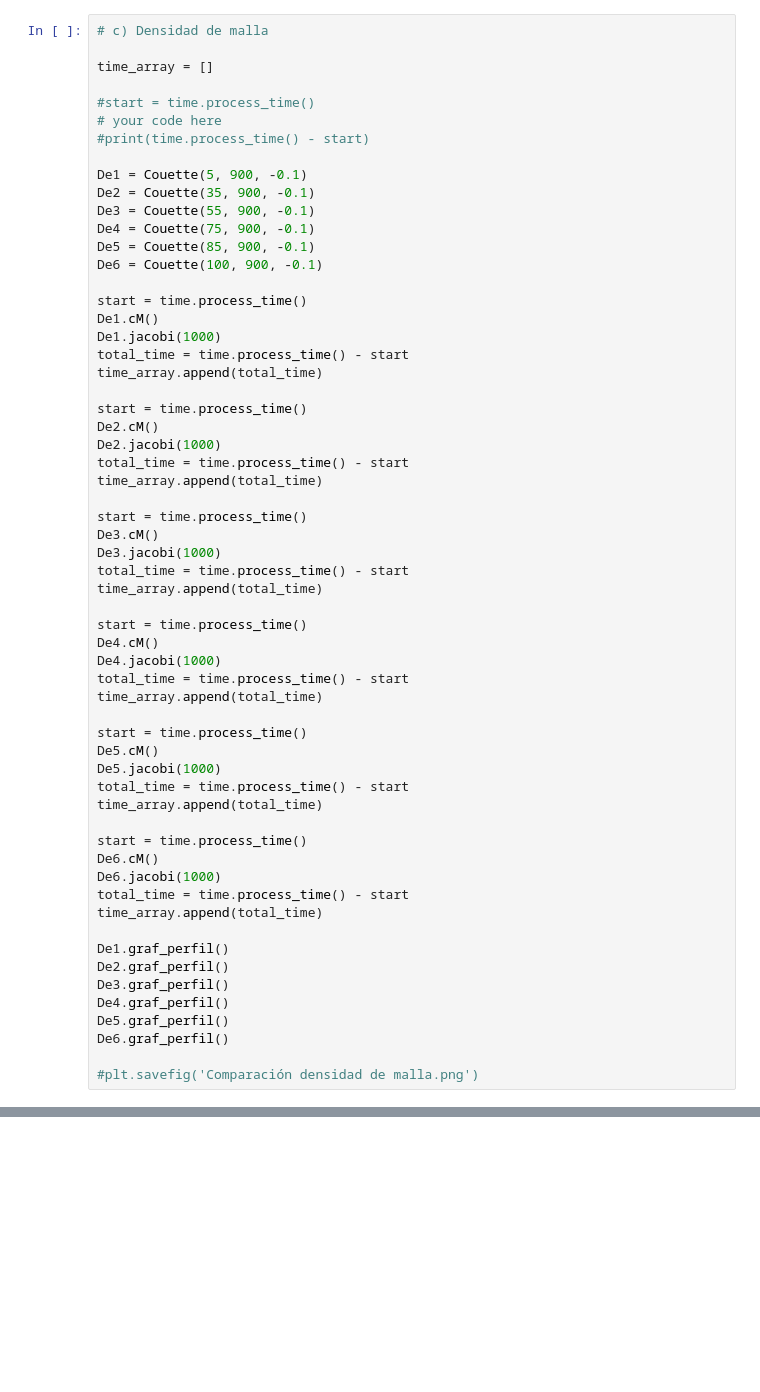
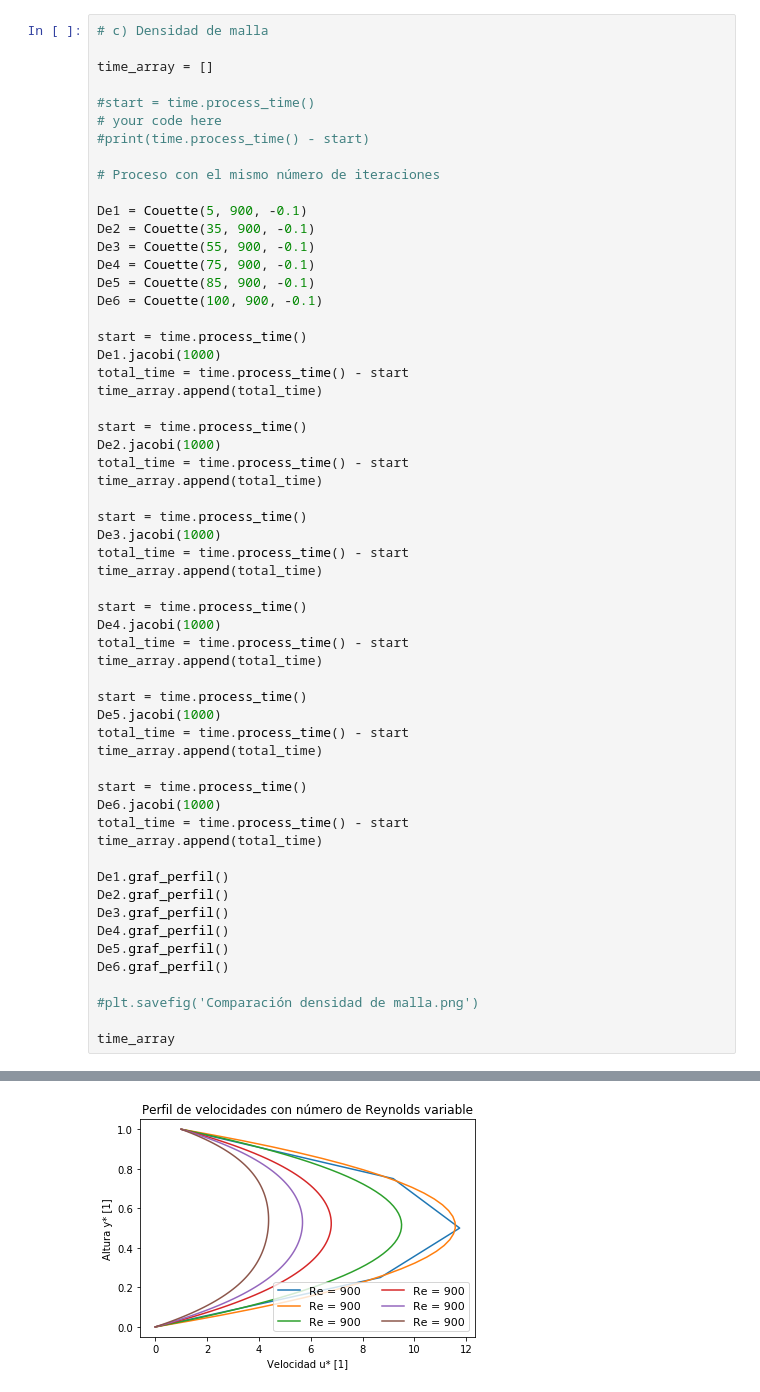
Before and after one commit to fernandocallejasr/CFD-Finite-Differences, a Jupyter notebook: Flujo de Couette.ipynb, the cells around one changed output, grey strips where cells are left out. Drawn from its saved outputs; the diff is of its cells as text; blank space fills up the shorter version.

```diff
--- a/Flujo de Couette.ipynb
+++ b/Flujo de Couette.ipynb
@@ -240,6 +236,8 @@ time_array = []
 # your code here
 #print(time.process_time() - start)
 
+# Proceso con el mismo número de iteraciones
+
 De1 = Couette(5, 900, -0.1)
 De2 = Couette(35, 900, -0.1)
 De3 = Couette(55, 900, -0.1)
@@ -248,37 +246,31 @@ De5 = Couette(85, 900, -0.1)
 De6 = Couette(100, 900, -0.1)
 
 start = time.process_time()
-De1.cM()
 De1.jacobi(1000)
 total_time = time.process_time() - start
 time_array.append(total_time)
 
 start = time.process_time()
-De2.cM()
 De2.jacobi(1000)
 total_time = time.process_time() - start
 time_array.append(total_time)
 
 start = time.process_time()
-De3.cM()
 De3.jacobi(1000)
 total_time = time.process_time() - start
 time_array.append(total_time)
 
 start = time.process_time()
-De4.cM()
 De4.jacobi(1000)
 total_time = time.process_time() - start
 time_array.append(total_time)
 
 start = time.process_time()
-De5.cM()
 De5.jacobi(1000)
 total_time = time.process_time() - start
 time_array.append(total_time)
 
 start = time.process_time()
-De6.cM()
 De6.jacobi(1000)
 total_time = time.process_time() - start
 time_array.append(total_time)
@@ -291,3 +283,6 @@ De5.graf_perfil()
 De6.graf_perfil()
 
 #plt.savefig('Comparación densidad de malla.png')
+
+time_array
+# %% [output]
@@ -294,3 +290,4 @@ De6.graf_perfil()
+[figure, added]
 # %%
 # d) Estudiar el criterio de convergencia
 
```
Also changed, not shown: parts of 6 cells of this notebook.
